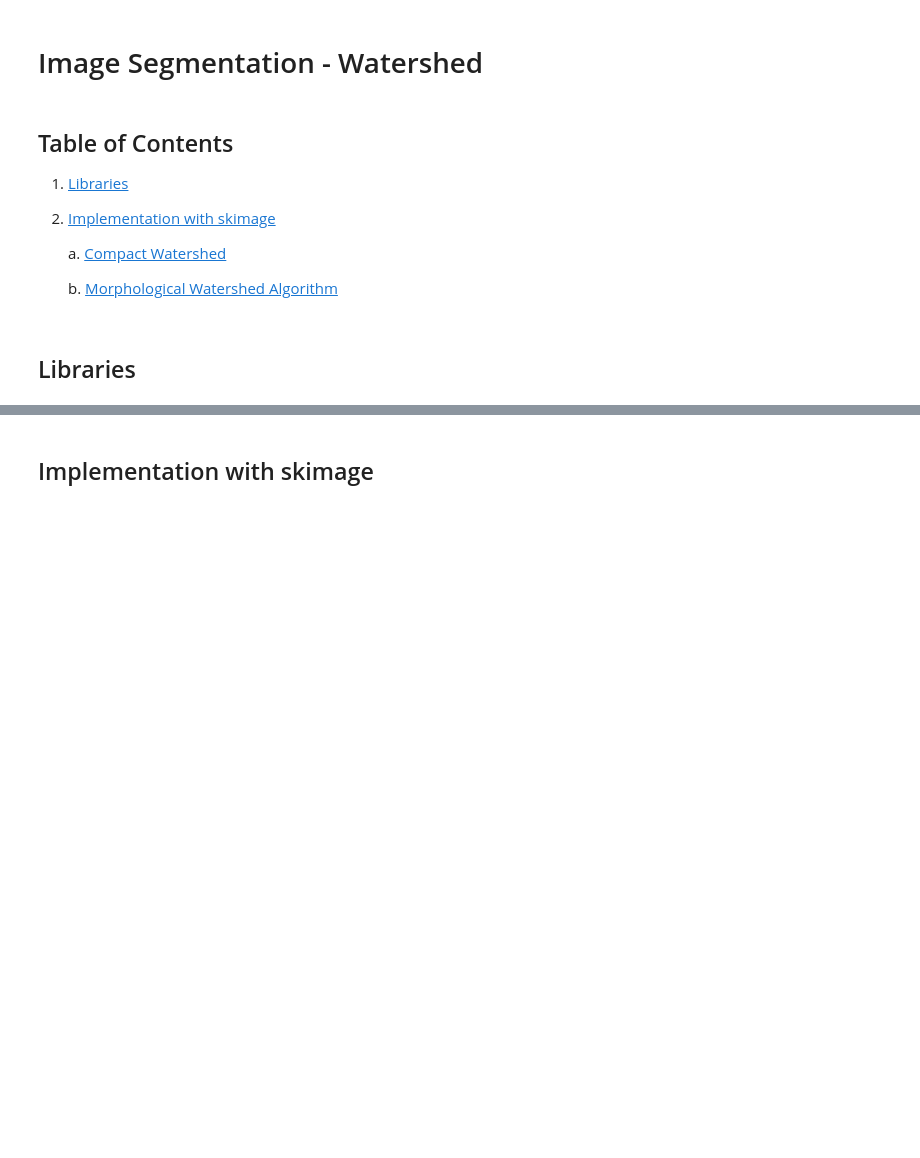
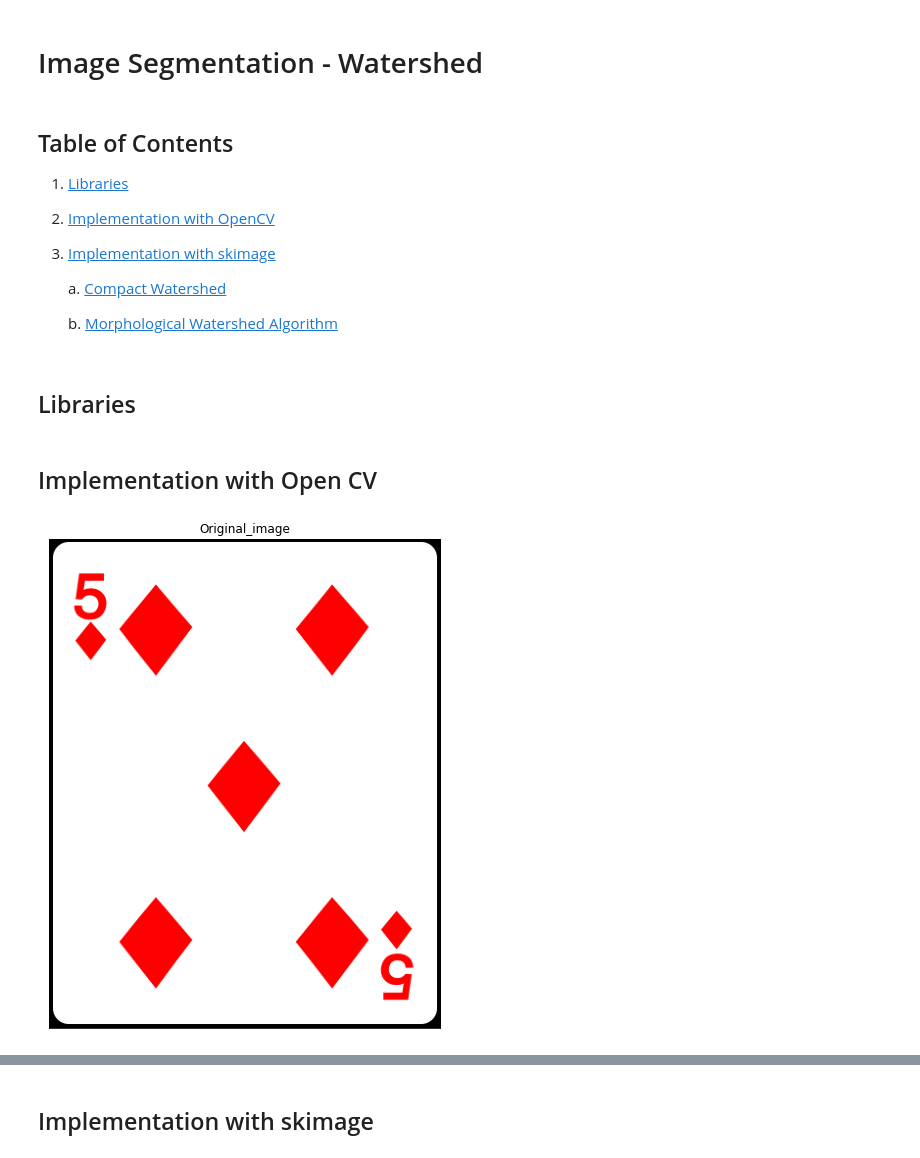
Before and after one commit to armandoBringas/computer-vision-course, a Jupyter notebook: final_project/segmentation_watershed.ipynb, the cells around one changed output, grey strips where cells are left out. Saved outputs shown, nothing was run; the diff lists cells and outputs as text; code cells hidden in the pictures; blank space fills up the shorter version.

Commit message:
feat: add openCV marked-based example

```diff
--- a/final_project/segmentation_watershed.ipynb
+++ b/final_project/segmentation_watershed.ipynb
@@ -18,6 +18,8 @@
 # %% [markdown]
 ## Table of Contents
 1. [Libraries](#libraries)
+2. [Implementation with OpenCV](#opencv)
+
 2. [Implementation with skimage](#skimage)
 
     a. [Compact Watershed](#skimage_compactwatershed)
@@ -31,3 +35,5 @@ from skimage.color import rgb2gray
 from skimage.filters import sobel
 from skimage.segmentation import mark_boundaries,watershed
 from skimage.io import imread
+# %% [markdown]
+## Implementation with Open CV <a class="anchor" id="opencv" ></a>
@@ -33,0 +48,10 @@ from skimage.io import imread
+# %%
+# Load image
+img = cv2.imread('img/card.png')
+img_RGB = cv2.cvtColor(img, cv2.COLOR_BGR2RGB)
+
+plt.figure(figsize=([9, 9]))
+plt.imshow(img_RGB), plt.title('Original_image'), plt.xticks([]), plt.yticks([])
+plt.show()
+# %% [output]
+[figure, added]
```
Also changed, not shown: parts of 6 cells of this notebook, 2 other files.
